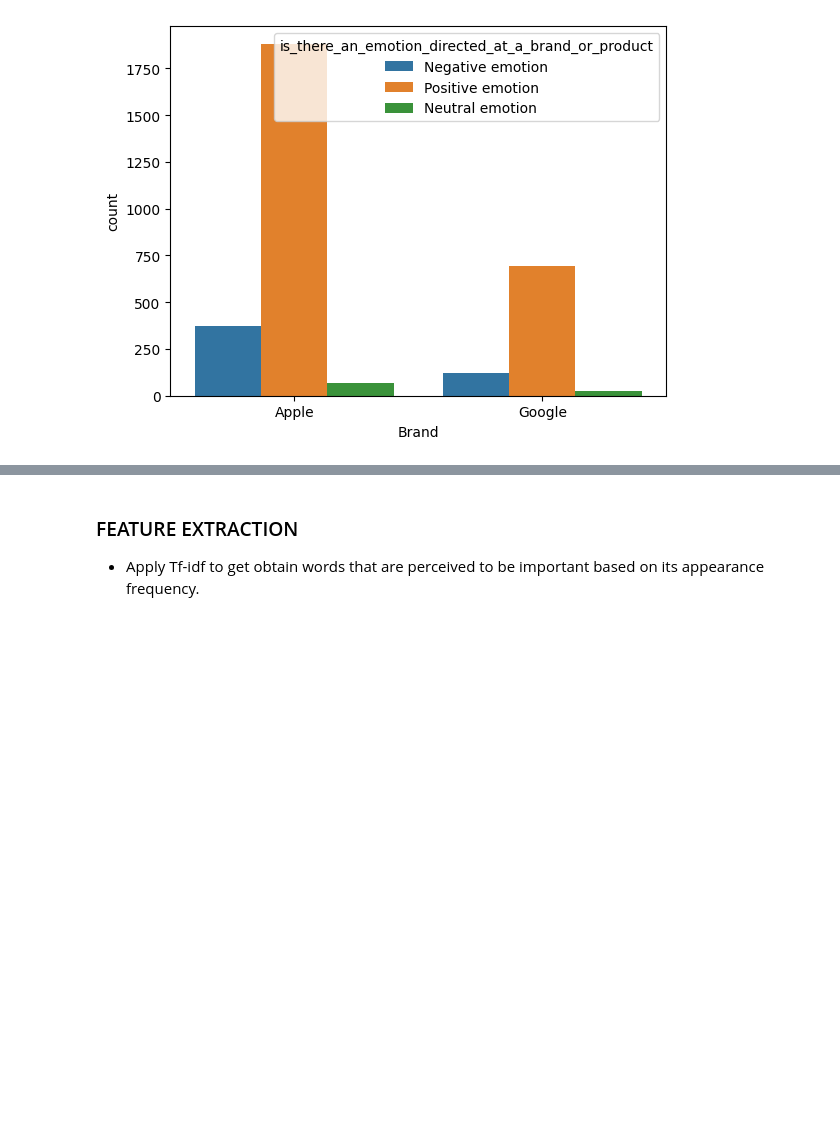
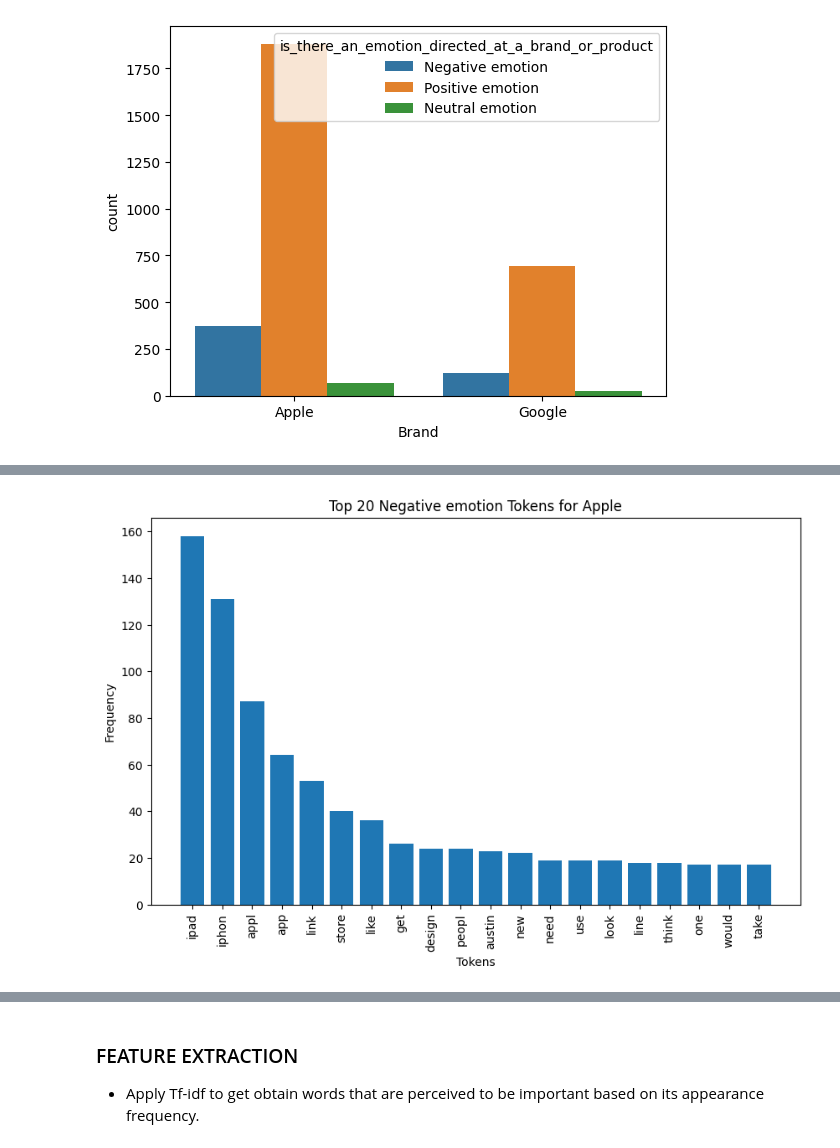
Before and after one commit to tedronoh-14/Phase_4_project_G8, a Jupyter notebook: index.ipynb, the cells around one changed output, grey strips where cells are left out. Saved outputs shown, nothing was run; the diff lists cells and outputs as text; code cells hidden in the pictures; blank space fills up the shorter version.

```diff
--- a/index.ipynb
+++ b/index.ipynb
@@ -452,0 +489,4 @@ df_brand.head()
+# %%
+analyze_sentiments(df_brand, 'Apple', 'Negative emotion', 20)
+# %% [output]
+[figure, added]
```
Also changed, not shown: parts of 53 cells of this notebook.
